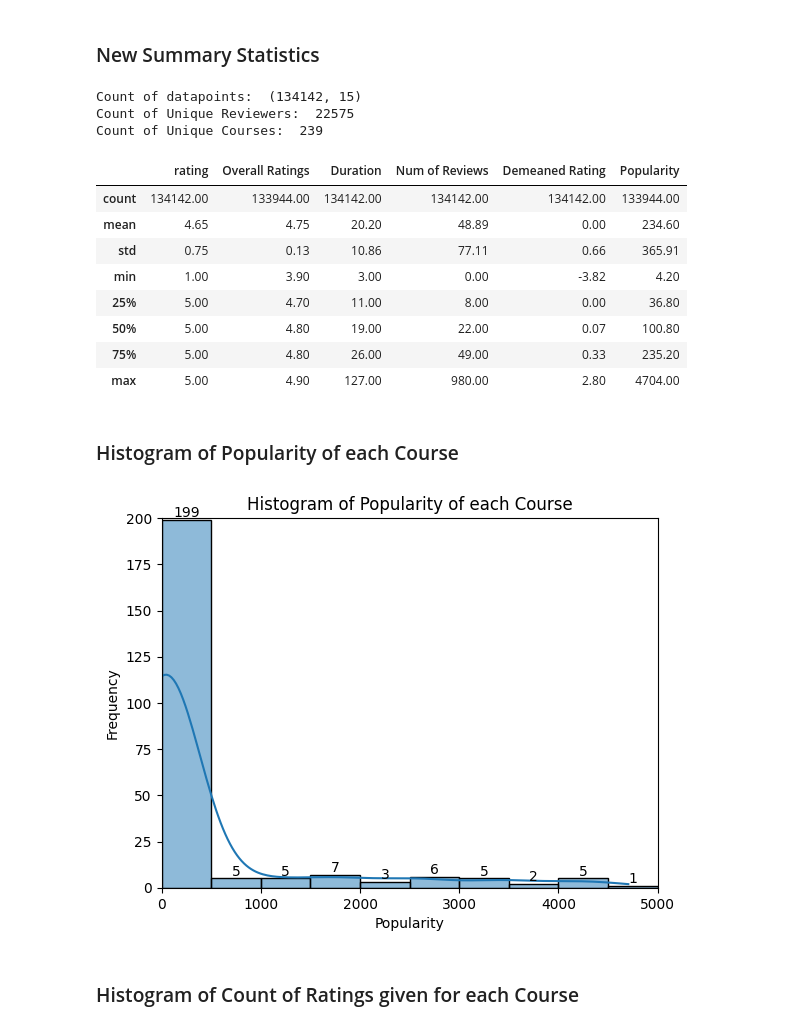
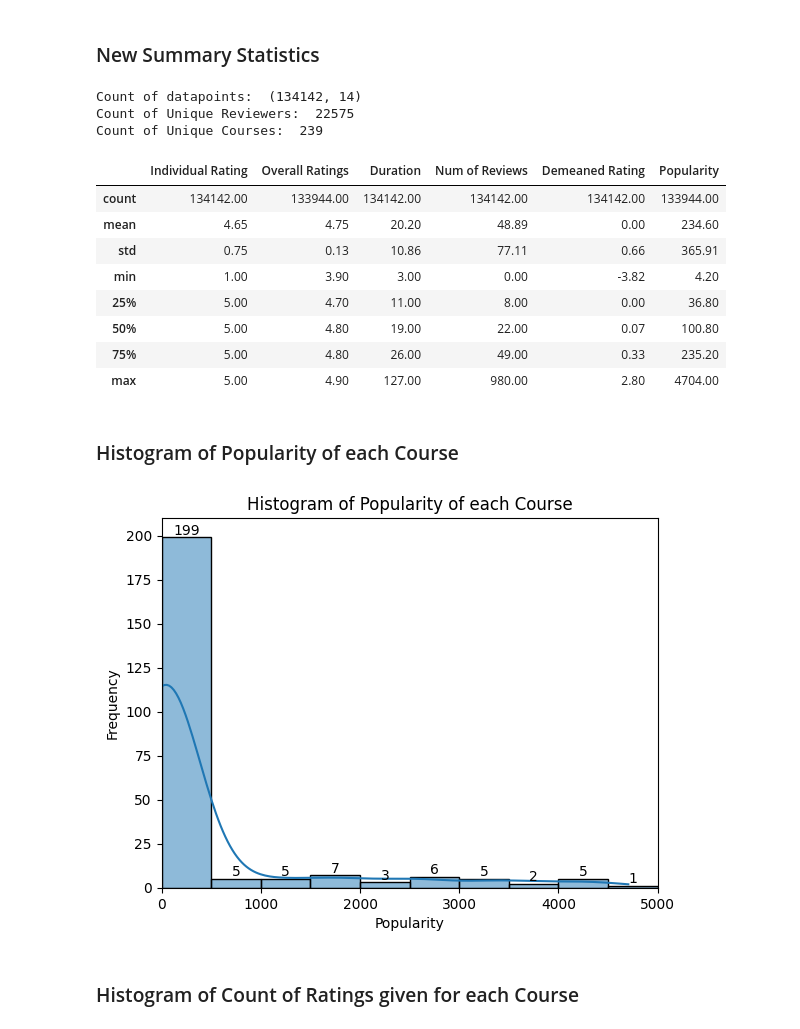
Before and after one commit to jacoblimjy/bt4222, a Jupyter notebook: main.ipynb, the cells around one changed output. Cells and saved outputs as stored; diff of their text form; code cells hidden in the pictures.

```diff
--- a/main.ipynb
+++ b/main.ipynb
@@ -453,12 +457,12 @@ final_courses.describe().round(2)
 # %% [markdown]
 ### Histogram of Number of Ratings given by each Reviewer
 # %%
-unique_reviewers = final_courses.groupby('reviewers').size().reset_index(name='count_of_reviews')
+unique_reviewers = final_users_courses.groupby('Reviewer').size().reset_index(name='Count_of_Reviews')
 
 bin_interval = 200
-bin_edges = np.arange(0, unique_reviewers['count_of_reviews'].max() + bin_interval, bin_interval)
+bin_edges = np.arange(0, unique_reviewers['Count_of_Reviews'].max() + bin_interval, bin_interval)
 
-ax = sns.histplot(data=unique_reviewers, x='count_of_reviews', bins=bin_edges, kde=True, edgecolor='black', stat='count')
+ax = sns.histplot(data=unique_reviewers, x='Count_of_Reviews', bins=bin_edges, kde=True, edgecolor='black', stat='count')
 
 for bin in ax.patches:
     if bin.get_height() > 0:
@@ -479,7 +483,7 @@ plt.show()
 # %% [markdown]
 ### Explore Number of Reviews > 600 and Handle it
 # %%
-high_review_count = unique_reviewers[unique_reviewers['count_of_reviews'] > 600]
+high_review_count = unique_reviewers[unique_reviewers['Count_of_Reviews'] > 600]
 print(high_review_count)
-unique_reviewers = unique_reviewers[unique_reviewers['count_of_reviews'] < 600]
+unique_reviewers = unique_reviewers[unique_reviewers['Count_of_Reviews'] < 600]
 # %% [output]
@@ -492,10 +494,12 @@ final_courses = final_courses[~final_courses['reviewers'].isin(high_review_count
+# %%
+final_users_courses = final_users_courses[~final_users_courses['Reviewer'].isin(high_review_count['Reviewer'])]
 # %% [markdown]
 ### Plot New Histogram of Number of Ratings given by each Reviewer
 # %%
 bin_interval = 25
-bin_edges = np.arange(0, unique_reviewers['count_of_reviews'].max() + bin_interval, bin_interval)
+bin_edges = np.arange(0, unique_reviewers['Count_of_Reviews'].max() + bin_interval, bin_interval)
 
-ax = sns.histplot(data=unique_reviewers, x='count_of_reviews', bins=bin_edges, kde=True, edgecolor='black', stat='count')
+ax = sns.histplot(data=unique_reviewers, x='Count_of_Reviews', bins=bin_edges, kde=True, edgecolor='black', stat='count')
 
 for bin in ax.patches:
     if bin.get_height() > 0:
@@ -516,17 +520,17 @@ plt.show()
 # %% [markdown]
 ### New Summary Statistics
 # %%
-print("Count of datapoints: ", final_courses.shape)
-print("Count of Unique Reviewers: ", final_courses['reviewers'].nunique())
-print("Count of Unique Courses: ", final_courses['name'].nunique())
+print("Count of datapoints: ", final_users_courses.shape)
+print("Count of Unique Reviewers: ", final_users_courses['Reviewer'].nunique())
+print("Count of Unique Courses: ", final_users_courses['Course Name'].nunique())
 # %% [output]
-Count of datapoints:  (134142, 15)
+Count of datapoints:  (134142, 14)
 Count of Unique Reviewers:  22575
 Count of Unique Courses:  239
 # %%
-final_courses.describe().round(2)
+final_users_courses.describe().round(2)
 # %% [output]
-|  | rating | Overall Ratings | Duration | Num of Reviews | Demeaned Rating | Popularity |
+|  | Individual Rating | Overall Ratings | Duration | Num of Reviews | Demeaned Rating | Popularity |
 | count | 134142.00 | 133944.00 | 134142.00 | 134142.00 | 134142.00 | 133944.00 |
 | mean | 4.65 | 4.75 | 20.20 | 48.89 | 0.00 | 234.60 |
 | std | 0.75 | 0.13 | 10.86 | 77.11 | 0.66 | 365.91 |
@@ -538,30 +542,30 @@ final_courses.describe().round(2)
 # %% [markdown]
 ### Histogram of Popularity of each Course
 # %%
-grouped_courses = final_courses.drop_duplicates(subset=['institution', 'name'])
+grouped_courses = final_users_courses.drop_duplicates(subset=['Institution', 'Course Name'])
 
 bin_interval = 500
 bin_edges = np.arange(0, grouped_courses['Popularity'].max() + bin_interval, bin_interval)
 
 ax = sns.histplot(data=grouped_courses, x='Popularity', bins=bin_edges, kde=True, edgecolor='black', stat='count')
 
 for bin in ax.patches:
     if bin.get_height() > 0:
         ax.annotate(format(bin.get_height(), '.0f'),
                     (bin.get_x() + bin.get_width() / 2., bin.get_height()),
                     ha = 'center', va = 'center',
                     xytext = (0, 5),
                     textcoords = 'offset points')
 
 plt.xlabel('Popularity')
 plt.ylabel('Frequency')
 plt.title('Histogram of Popularity of each Course')
 plt.xlim(0, 5000)
-plt.ylim(0, 200)
+plt.ylim(0, 210)
 
 plt.show()
 # %% [output]
-[figure, old version]
+[figure, new version]
 # %% [markdown]
 ### Histogram of Count of Ratings given for each Course
 # %%
```
Also changed, not shown: parts of 35 cells of this notebook.
